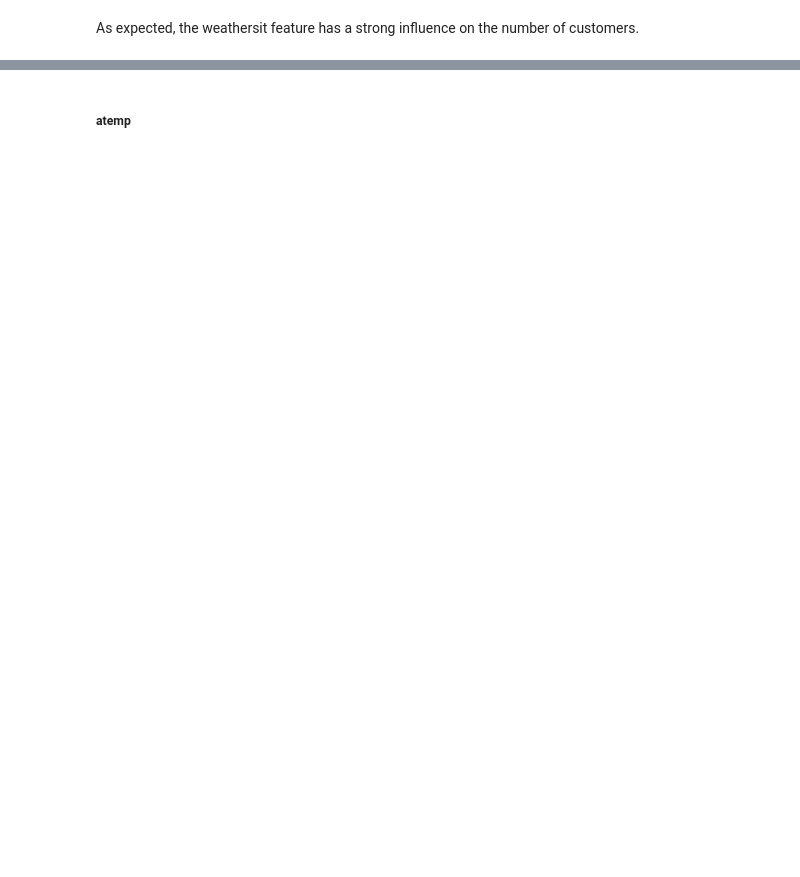
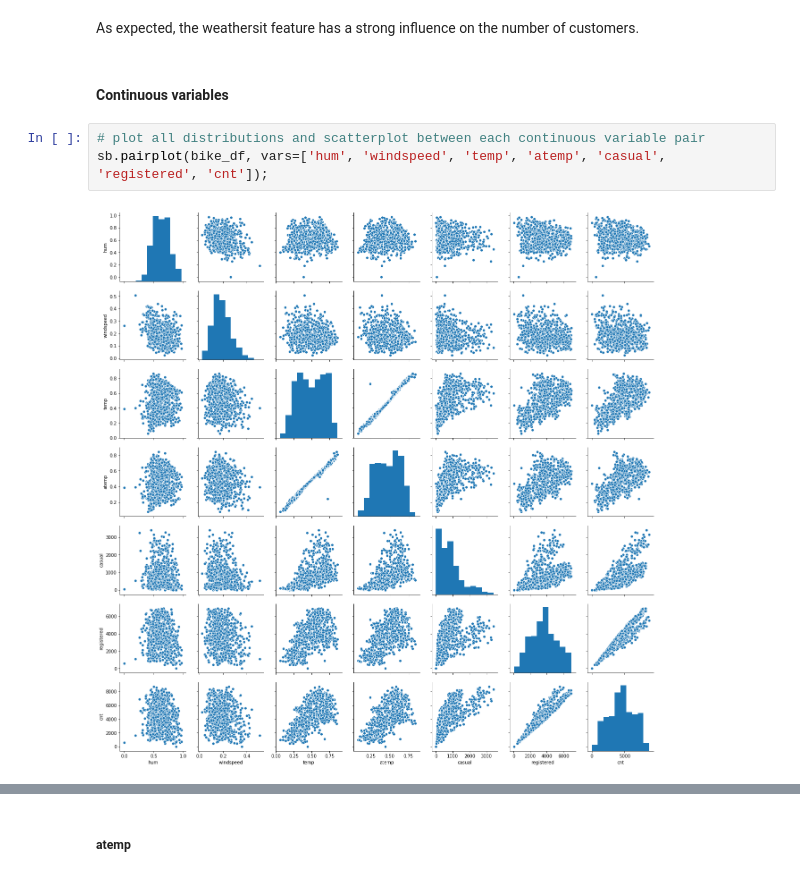
Before and after one commit to julianikulski/bike-sharing, a Jupyter notebook: bike-sharing-demand.ipynb, the cells around one changed output, grey strips where cells are left out. Cells and saved outputs as stored; diff of their text form; blank space fills up the shorter version.

```diff
--- a/bike-sharing-demand.ipynb
+++ b/bike-sharing-demand.ipynb
@@ -484,2 +385,9 @@ sb.boxplot(data = bike_df, x = 'weathersit_rain', y = 'cnt',
 # %% [markdown]
 As expected, the weathersit feature has a strong influence on the number of customers.
+# %% [markdown]
+#### Continuous variables
+# %%
+# plot all distributions and scatterplot between each continuous variable pair
+sb.pairplot(bike_df, vars=['hum', 'windspeed', 'temp', 'atemp', 'casual', 'registered', 'cnt']);
+# %% [output]
+[figure, added]
```
Also changed, not shown: parts of 25 cells of this notebook.
